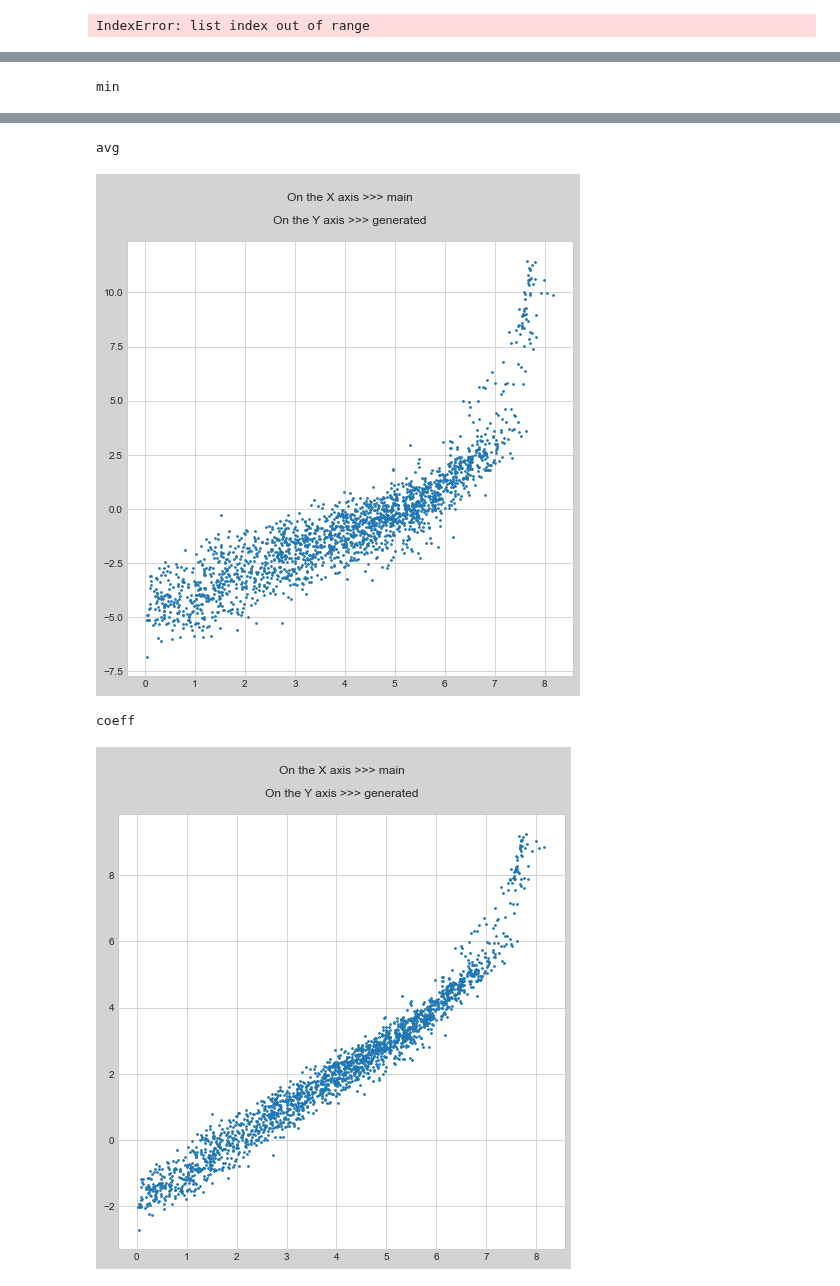
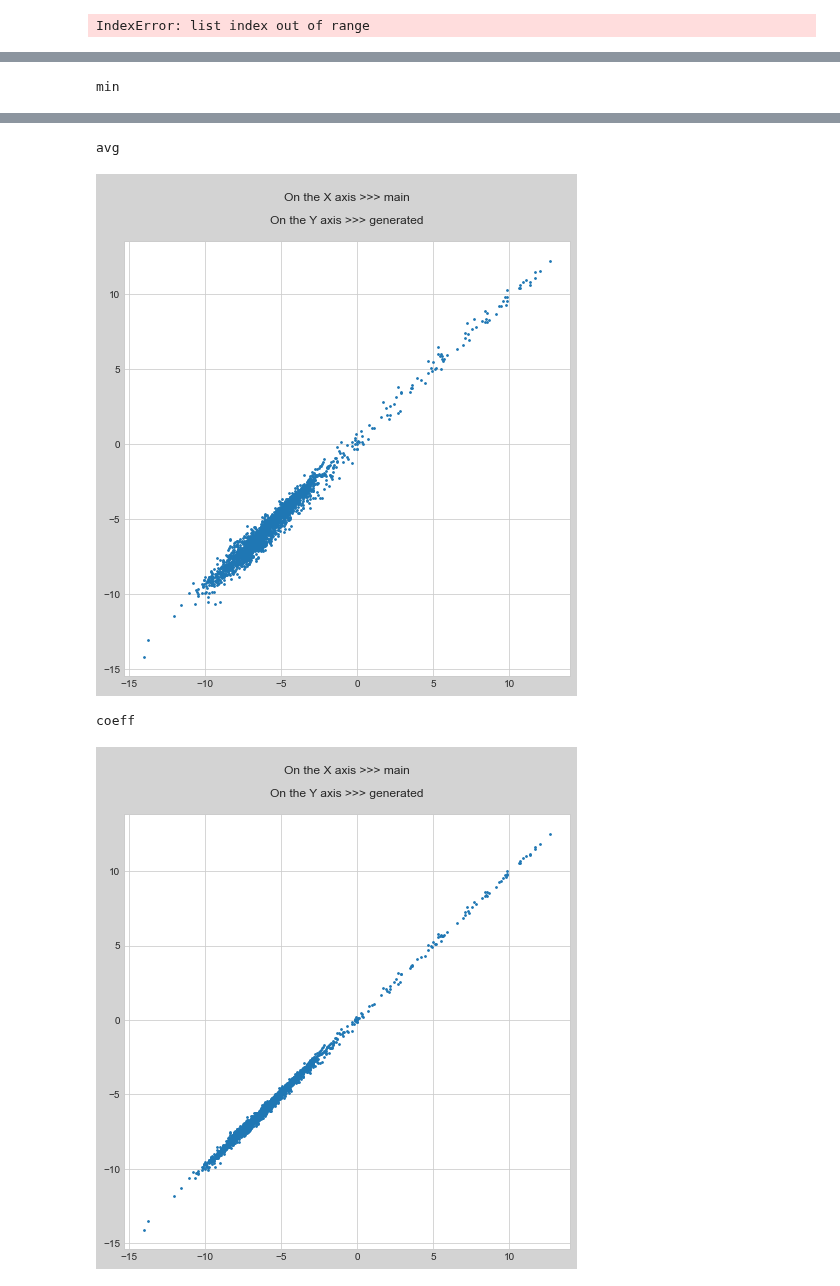
Before and after one commit to tatsuya-takahashi/Rainforest-Connection-Species-Audio-Detection, a Jupyter notebook: src/bagging.ipynb, the cells around one changed output, grey strips where cells are left out. Drawn from its saved outputs; the diff is of its cells as text; code cells hidden in the pictures.

```diff
--- a/src/bagging.ipynb
+++ b/src/bagging.ipynb
@@ -28,11 +28,10 @@ pd.set_option('display.max_columns', 50)
 # %%
 dfs = []
 
-dfs.append(pd.read_csv(Path("../src/submission_exp_33_relativemixup.csv")).sort_values('recording_id')) # 0.841
-# dfs.append(pd.read_csv(Path("../output/submission_exp_40_bagging1_spec10.csv")).sort_values('recording_id')) # 0.848
-dfs.append(pd.read_csv(Path("../output/submission_time_min_40.csv")).sort_values('recording_id')) # 0.850
-# dfs.append(pd.read_csv(Path("../output/submission877.csv")).sort_values('recording_id')) # 0.877
-dfs.append(pd.read_csv(Path("../output/submission0888.csv")).sort_values('recording_id')) # 0.877
+dfs.append(pd.read_csv(Path("../output/b_submission_time_min_40_0.85.csv")).sort_values('recording_id')) # 0.850
+dfs.append(pd.read_csv(Path("../output/b_submission_time_min_43.csv")).sort_values('recording_id')) # 0.850
+dfs.append(pd.read_csv(Path("../output/b_submission_exp_44.csv")).sort_values('recording_id')) # 0.850
+dfs.append(pd.read_csv(Path("../output/b_submission0888.csv")).sort_values('recording_id')) # 0.877
 
 for df in dfs:
     display(df.head(1))
@@ -158,5 +168,5 @@ coeff
 # %%
-bagging = a4
+bagging = a3
 # %%
 bagging.describe()
 # %% [output]
@@ -173,12 +183,12 @@ bagging.describe()
 b1,b2,b3,b4 = generate(dfs[2], bagging, 0.8)
 # %%
 print("max")
-drawing(dfs[2], bagging, b1, 17)
+drawing(dfs[2], bagging, b1, 3)
 print("min")
-drawing(dfs[2], bagging, b2, 17)
+drawing(dfs[2], bagging, b2, 3)
 print("avg")
-drawing(dfs[2], bagging, b3, 17)
+drawing(dfs[2], bagging, b3, 3)
 print("coeff")
-drawing(dfs[2], bagging, b4, 17)
+drawing(dfs[2], bagging, b4, 3)
 # %% [output]
 max
@@ -188,4 +198,4 @@ min
 avg
-[figure, old version]
+[figure, new version]
 coeff
-[figure, old version]
+[figure, new version]
```
Also changed, not shown: parts of 13 cells of this notebook, 45 other files.
